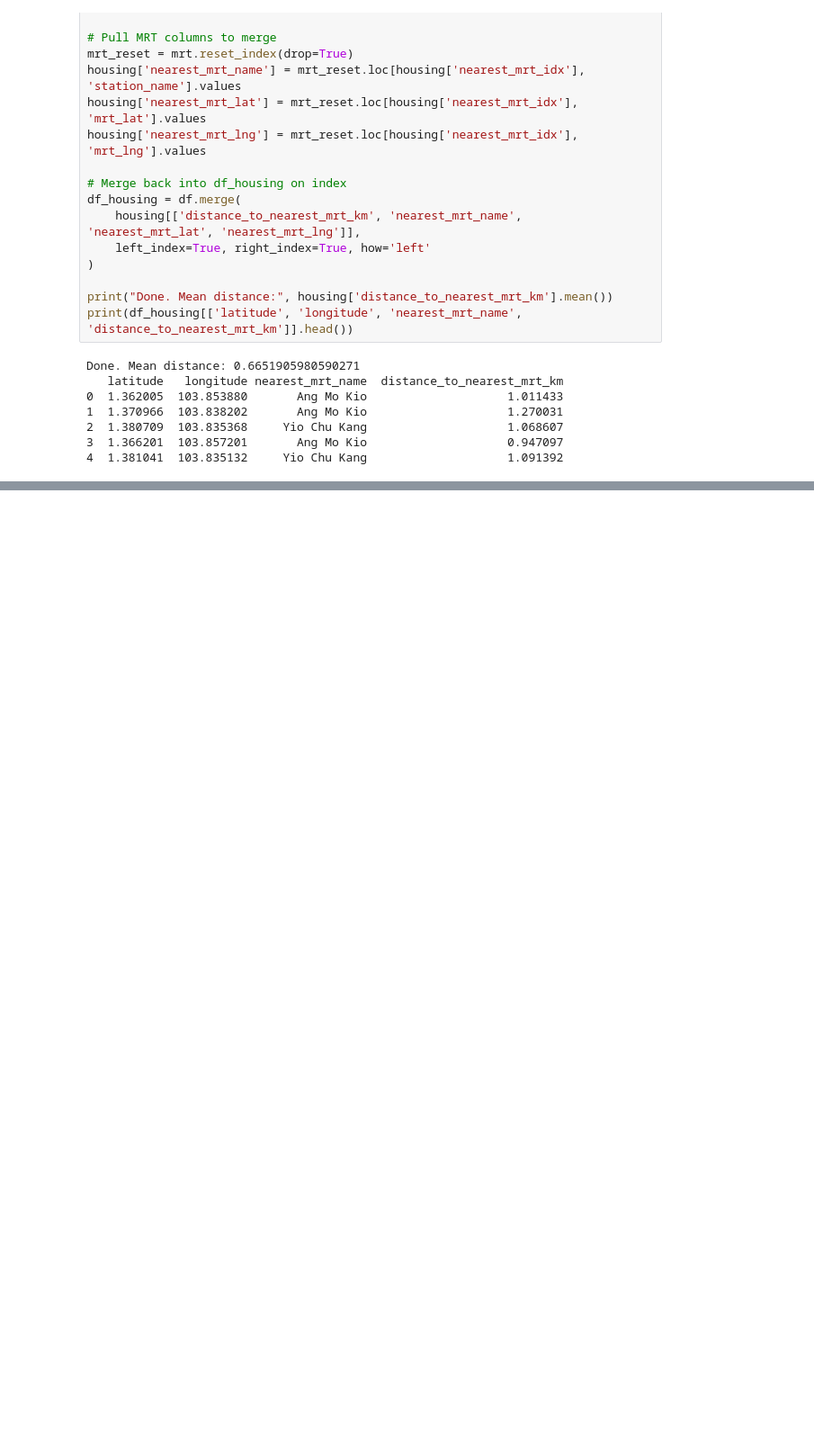
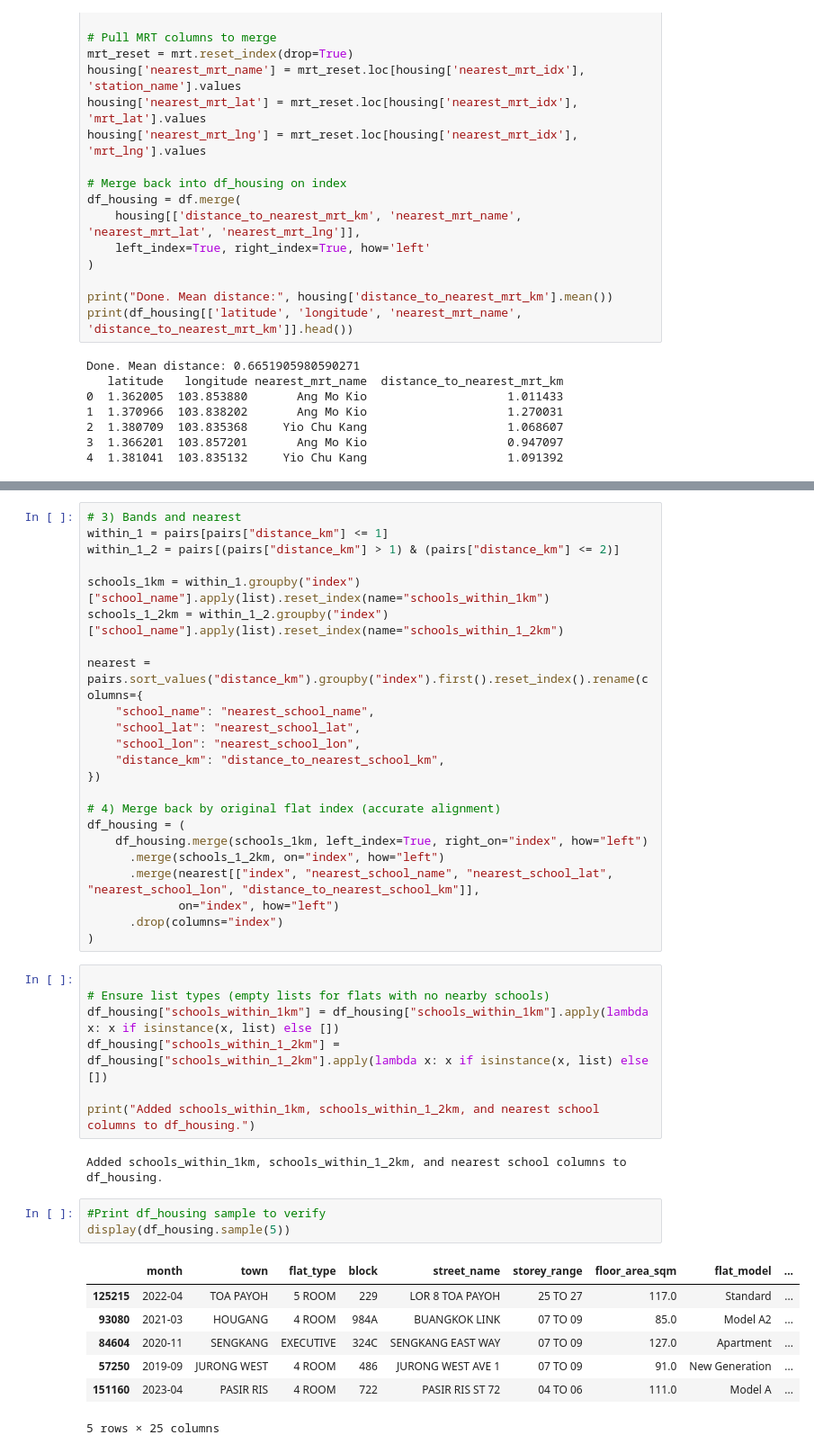
Before and after one commit to hlew003/Group-5-DAC-internal-project, a Jupyter notebook: Tommy Ver(main)_updated.ipynb, the cells around one changed output, grey strips where cells are left out. Shown at 90% size. Saved outputs shown, nothing was run; the diff lists cells and outputs as text; blank space fills up the shorter version.

```diff
--- a/Tommy Ver(main)_updated.ipynb
+++ b/Tommy Ver(main)_updated.ipynb
@@ -1695,0 +1794,43 @@ print(f"\nRows with missing distance values: {df['distance_to_nearest_mrt_km'].i
+# %%
+# 3) Bands and nearest
+within_1 = pairs[pairs["distance_km"] <= 1]
+within_1_2 = pairs[(pairs["distance_km"] > 1) & (pairs["distance_km"] <= 2)]
+
+schools_1km = within_1.groupby("index")["school_name"].apply(list).reset_index(name="schools_within_1km")
+schools_1_2km = within_1_2.groupby("index")["school_name"].apply(list).reset_index(name="schools_within_1_2km")
+
+nearest = pairs.sort_values("distance_km").groupby("index").first().reset_index().rename(columns={
+    "school_name": "nearest_school_name",
+    "school_lat": "nearest_school_lat",
+    "school_lon": "nearest_school_lon",
+    "distance_km": "distance_to_nearest_school_km",
+})
+
+# 4) Merge back by original flat index (accurate alignment)
+df_housing = (
+    df_housing.merge(schools_1km, left_index=True, right_on="index", how="left")
+      .merge(schools_1_2km, on="index", how="left")
+      .merge(nearest[["index", "nearest_school_name", "nearest_school_lat", "nearest_school_lon", "distance_to_nearest_school_km"]],
+             on="index", how="left")
+      .drop(columns="index")
+)
+# %%
+
+# Ensure list types (empty lists for flats with no nearby schools)
+df_housing["schools_within_1km"] = df_housing["schools_within_1km"].apply(lambda x: x if isinstance(x, list) else [])
+df_housing["schools_within_1_2km"] = df_housing["schools_within_1_2km"].apply(lambda x: x if isinstance(x, list) else [])
+
+print("Added schools_within_1km, schools_within_1_2km, and nearest school columns to df_housing.")
+# %% [output]
+Added schools_within_1km, schools_within_1_2km, and nearest school columns to df_housing.
+# %%
+#Print df_housing sample to verify
+display(df_housing.sample(5))
+# %% [output]
+|  | month | town | flat_type | block | street_name | storey_range | floor_area_sqm | flat_model | ... |
+| 125215 | 2022-04 | TOA PAYOH | 5 ROOM | 229 | LOR 8 TOA PAYOH | 25 TO 27 | 117.0 | Standard | ... |
+| 93080 | 2021-03 | HOUGANG | 4 ROOM | 984A | BUANGKOK LINK | 07 TO 09 | 85.0 | Model A2 | ... |
+| 84604 | 2020-11 | SENGKANG | EXECUTIVE | 324C | SENGKANG EAST WAY | 07 TO 09 | 127.0 | Apartment | ... |
+| 57250 | 2019-09 | JURONG WEST | 4 ROOM | 486 | JURONG WEST AVE 1 | 07 TO 09 | 91.0 | New Generation | ... |
+| 151160 | 2023-04 | PASIR RIS | 4 ROOM | 722 | PASIR RIS ST 72 | 04 TO 06 | 111.0 | Model A | ... |
+5 rows × 25 columns
```
Also changed, not shown: parts of 39 cells of this notebook, 1 other file.
